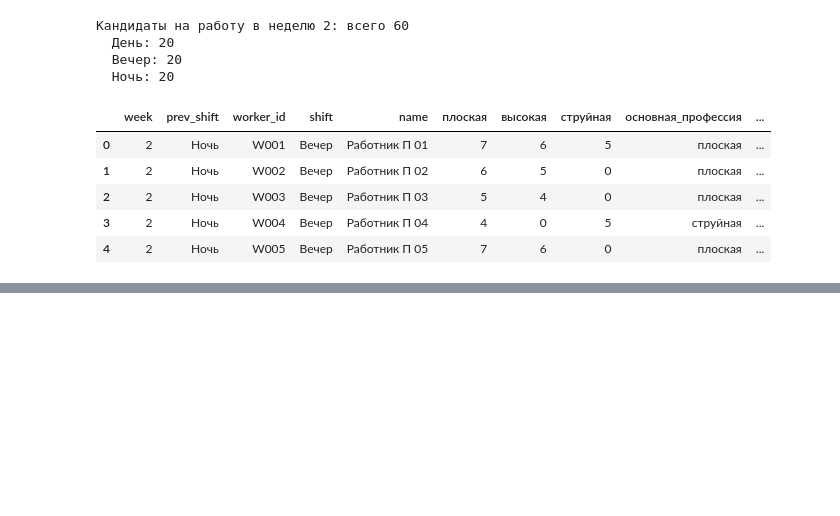
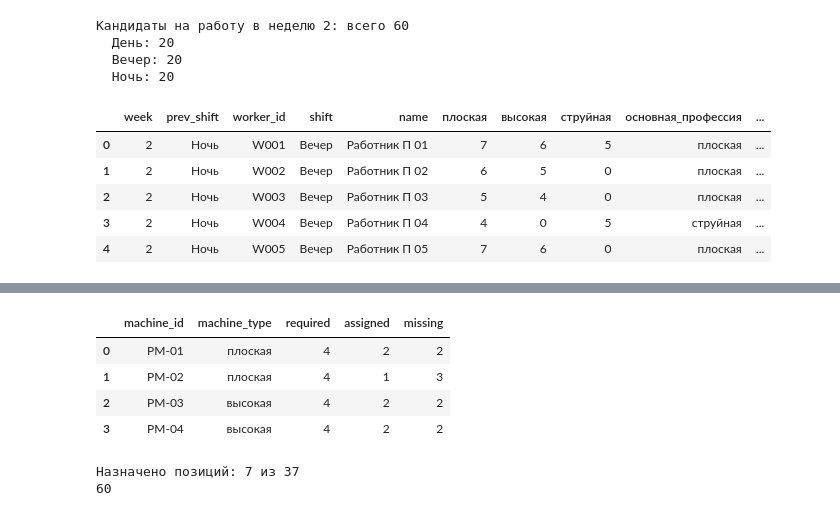
Before and after one commit to emikoff/shift_generator, a Jupyter notebook: Gen_V2.ipynb, the cells around one changed output, grey strips where cells are left out. Saved outputs shown, nothing was run; the diff lists cells and outputs as text; code cells hidden in the pictures; blank space fills up the shorter version.

```diff
--- a/Gen_V2.ipynb
+++ b/Gen_V2.ipynb
@@ -425,6 +460,31 @@ if not free_machin_positions.empty:
+# %%
+summary = (
+    shift_equipment_night
+    .groupby(["machine_id", "machine_type"], as_index=False)
+    .agg(
+        required=("position", "count"),
+        assigned=("worker_id", lambda s: s.notna().sum() - (s == "").sum())
+    )
+)
+
+# Добавляем столбец "недостает"
+summary["missing"] = summary["required"] - summary["assigned"]
+
+# ---- 1. НЕПОЛНЫЕ БРИГАДЫ (частично укомплектованы)
+incomplete = summary[
+    (summary["assigned"] > 0) & (summary["assigned"] < summary["required"])
+].copy()
+
+incomplete
+# %% [output]
+|  | machine_id | machine_type | required | assigned | missing |
+| 0 | PM-01 | плоская | 4 | 2 | 2 |
+| 1 | PM-02 | плоская | 4 | 1 | 3 |
+| 2 | PM-03 | высокая | 4 | 2 | 2 |
+| 3 | PM-04 | высокая | 4 | 2 | 2 |
 # %%
 print(
-    f"Назначено позиций: {shift_equipment_day['worker_id'].notna().sum()} из {len(shift_equipment_day)}"
+    f"Назначено позиций: {shift_equipment_night['worker_id'].notna().sum()} из {len(shift_equipment_day)}"
 )
 if not free_machin_positions.empty:
     print("Не удалось назначить (после двух проходов):")
@@ -433,6 +493,9 @@ if not free_machin_positions.empty:
     )
 
 print(len(appointed))
+# %% [output]
+Назначено позиций: 7 из 37
+60
 # %%
 # Выводим свободные кандидаты после назначения
 free_shift_workers = shift_workers_day[~shift_workers_day["worker_id"].isin(appointed)]
```
Also changed, not shown: parts of 14 cells of this notebook.
